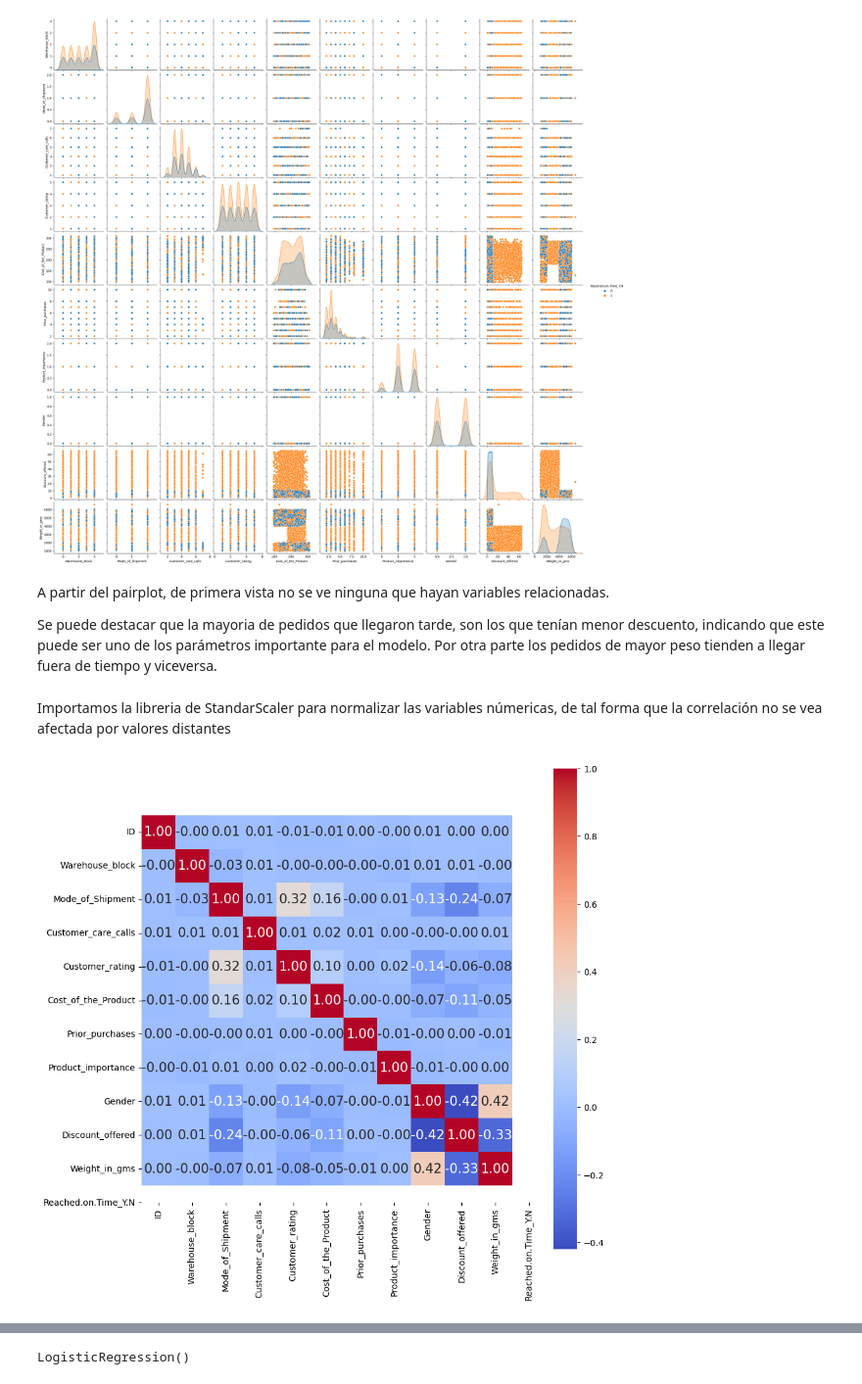
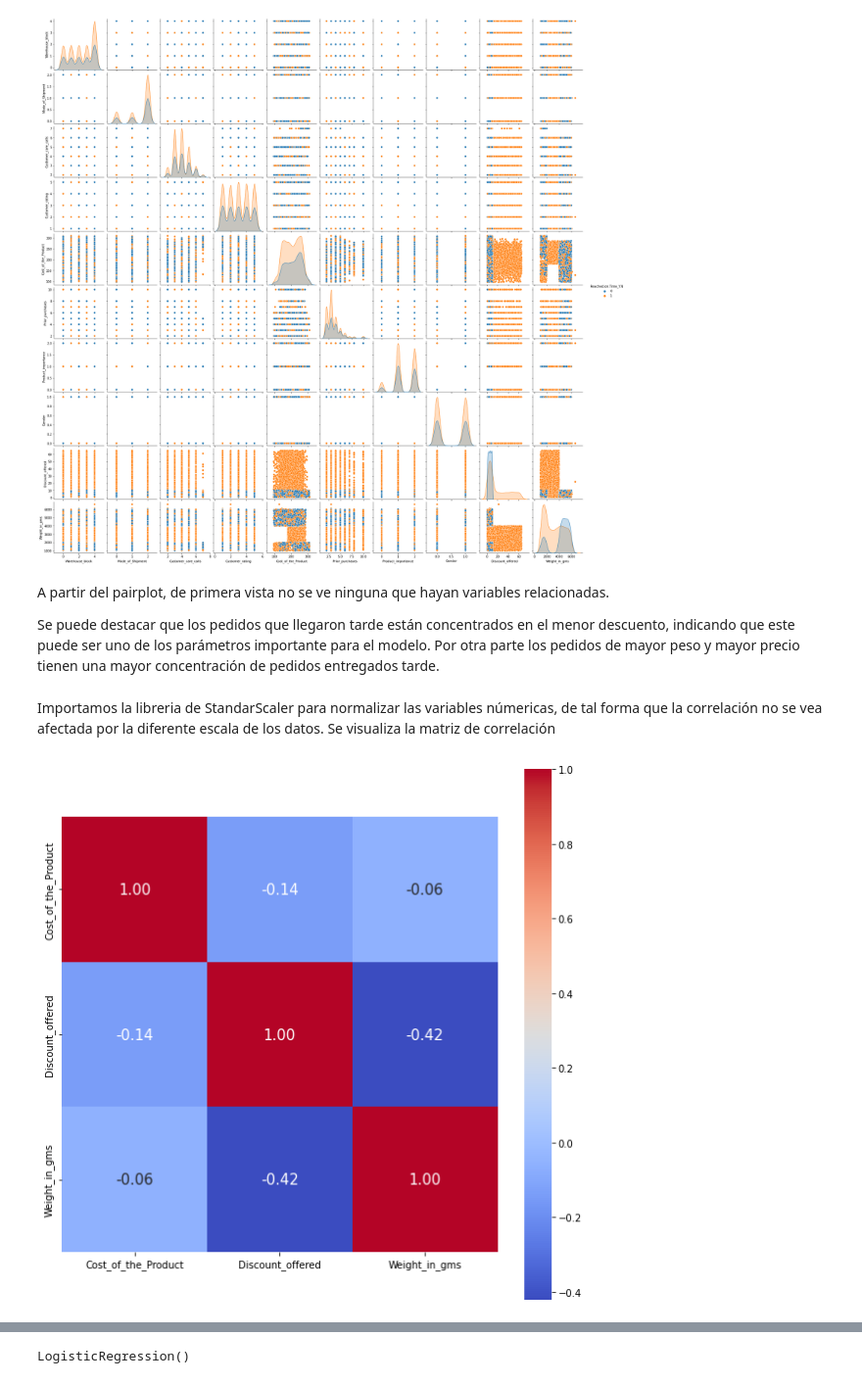
Before and after one commit to Juanita1345/EDA-ML-PI, a Jupyter notebook: EDA.ipynb, the cells around one changed output, grey strips where cells are left out. Shown at 98% size. Drawn from its saved outputs; the diff is of its cells as text; code cells hidden in the pictures.

```diff
--- a/EDA.ipynb
+++ b/EDA.ipynb
@@ -26,8 +80,6 @@ df['Weight_in_gms'].plot.hist()
 Se identifica que la mayoria de productos están por debajo de los 7000 mg,por tanto se puede sospechar de que los que están sobre este valor son outliers. Se procede a generar un DataFrame con las modificaciones necesarias, empezando por descartar las 5 entradas cuyo peso está por encima de 7000 mg
 # %%
 df_mod=df.copy()
+#df_mod=df_mod[(df['Discount_offered']<10)]
 df_mod=df_mod[(df['Weight_in_gms']<7000)]
-
-df_mod['new_index']=range(0,8994)
-df_mod.set_index('new_index',inplace=True)
 # %% [markdown]
@@ -58,22 +110,22 @@ plt.show()
 # %% [markdown]
 A partir del pairplot, de primera vista no se ve ninguna que hayan variables relacionadas.
 
-Se puede destacar que la mayoria de pedidos que llegaron tarde, son los que tenían menor descuento, indicando que este puede ser uno de los parámetros importante para el modelo. Por otra parte los pedidos de mayor peso tienden a llegar fuera de tiempo y viceversa.
+Se puede destacar que los pedidos que llegaron tarde están concentrados en el menor descuento, indicando que este puede ser uno de los parámetros importante para el modelo. Por otra parte los pedidos de mayor peso y mayor precio tienen una mayor concentración de pedidos entregados tarde.
 # %%
 from sklearn.preprocessing import StandardScaler
 sc=StandardScaler()
 # %% [markdown]
-Importamos la libreria de StandarScaler para normalizar las variables númericas, de tal forma que la correlación no se vea afectada por valores distantes
+Importamos la libreria de StandarScaler para normalizar las variables númericas, de tal forma que la correlación no se vea afectada por la diferente escala de los datos. Se visualiza la matriz de correlación
 # %%
 cols=['Cost_of_the_Product','Discount_offered','Weight_in_gms']
 df_mod[cols] = sc.fit_transform(df_mod[cols])
 # %%
-corr = df_mod.corr()
+corr = df_mod[cols].corr()
 plt.figure(figsize=(10,10))
 sns.heatmap(corr, cbar = True,  square = True, annot=True, fmt= '.2f',annot_kws={'size': 15},
-           xticklabels= df.columns,
-           yticklabels= df.columns,
+           xticklabels= cols,
+           yticklabels= cols,
            cmap= 'coolwarm')
 plt.show()
 # %% [output]
-[figure, old version]
+[figure, new version]
```
Also changed, not shown: parts of 60 cells of this notebook.
